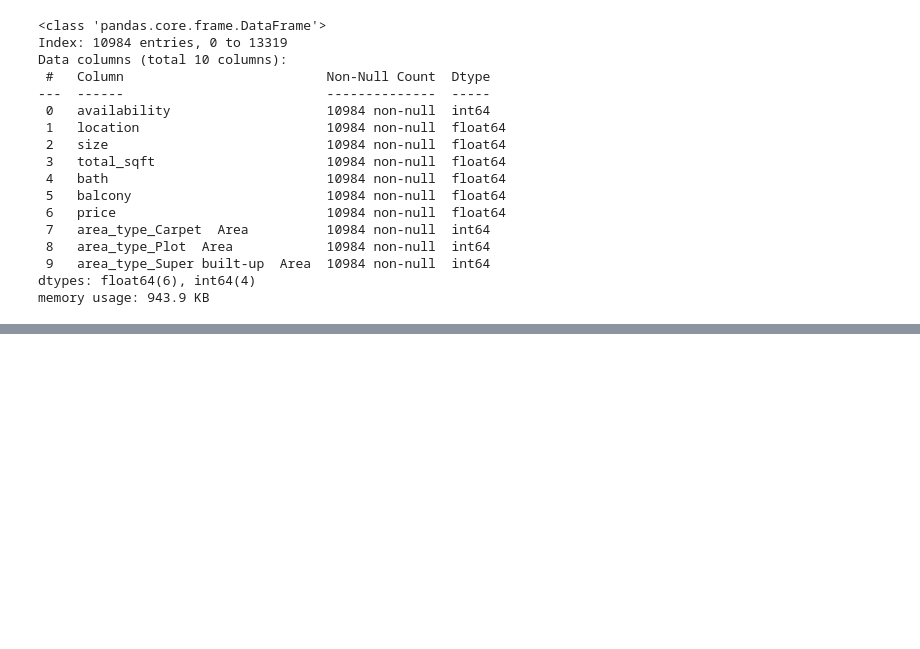
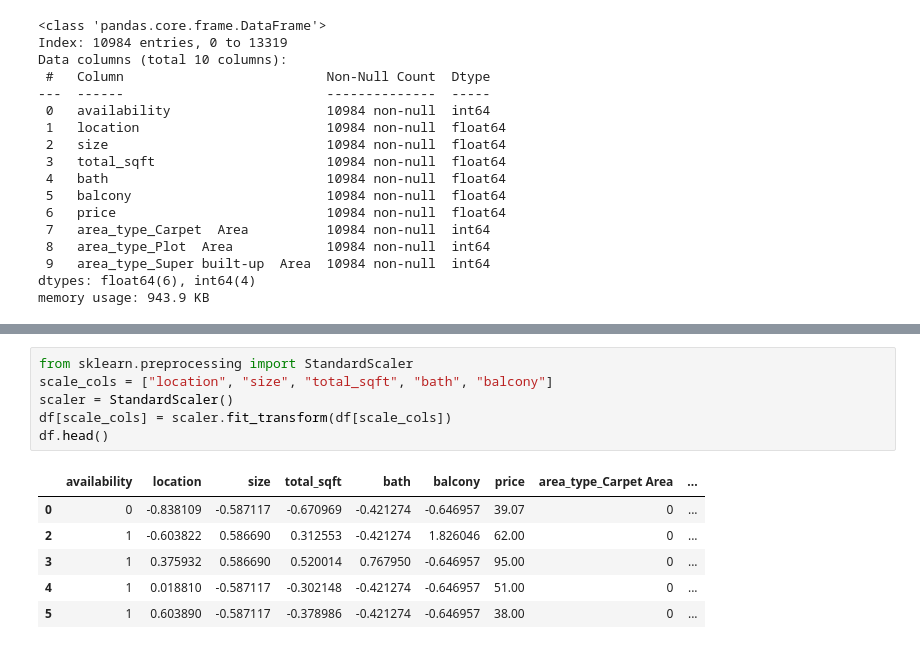
Before and after one commit to springboardmentor425/B-13-RealtyAI-Smart-Real-Estate-Insight-Platform, a Jupyter notebook: notebooks/Preprocessed dataset.ipynb, the cells around one changed output, grey strips where cells are left out. Saved outputs shown, nothing was run; the diff lists cells and outputs as text; blank space fills up the shorter version.

```diff
--- a/notebooks/Preprocessed dataset.ipynb
+++ b/notebooks/Preprocessed dataset.ipynb
@@ -343,0 +395,13 @@ memory usage: 943.9 KB
+# %%
+from sklearn.preprocessing import StandardScaler
+scale_cols = ["location", "size", "total_sqft", "bath", "balcony"]
+scaler = StandardScaler()
+df[scale_cols] = scaler.fit_transform(df[scale_cols])
+df.head()
+# %% [output]
+|  | availability | location | size | total_sqft | bath | balcony | price | area_type_Carpet Area | ... |
+| 0 | 0 | -0.838109 | -0.587117 | -0.670969 | -0.421274 | -0.646957 | 39.07 | 0 | ... |
+| 2 | 1 | -0.603822 | 0.586690 | 0.312553 | -0.421274 | 1.826046 | 62.00 | 0 | ... |
+| 3 | 1 | 0.375932 | 0.586690 | 0.520014 | 0.767950 | -0.646957 | 95.00 | 0 | ... |
+| 4 | 1 | 0.018810 | -0.587117 | -0.302148 | -0.421274 | -0.646957 | 51.00 | 0 | ... |
+| 5 | 1 | 0.603890 | -0.587117 | -0.378986 | -0.421274 | -0.646957 | 38.00 | 0 | ... |
```
Also changed, not shown: parts of 7 cells of this notebook.
